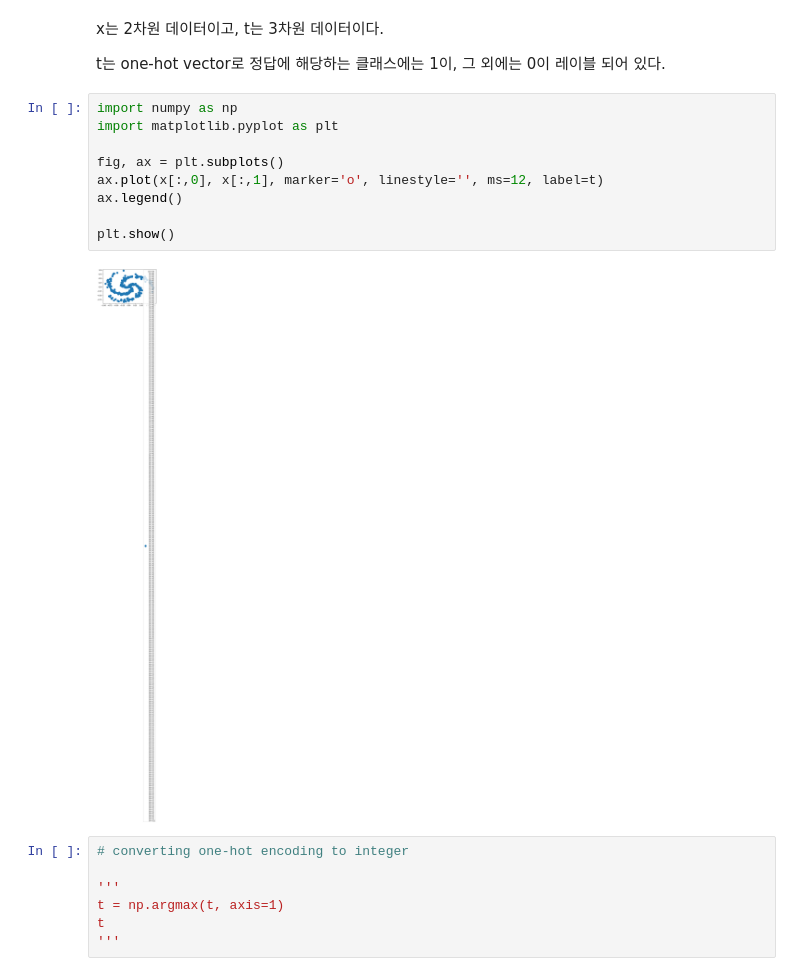
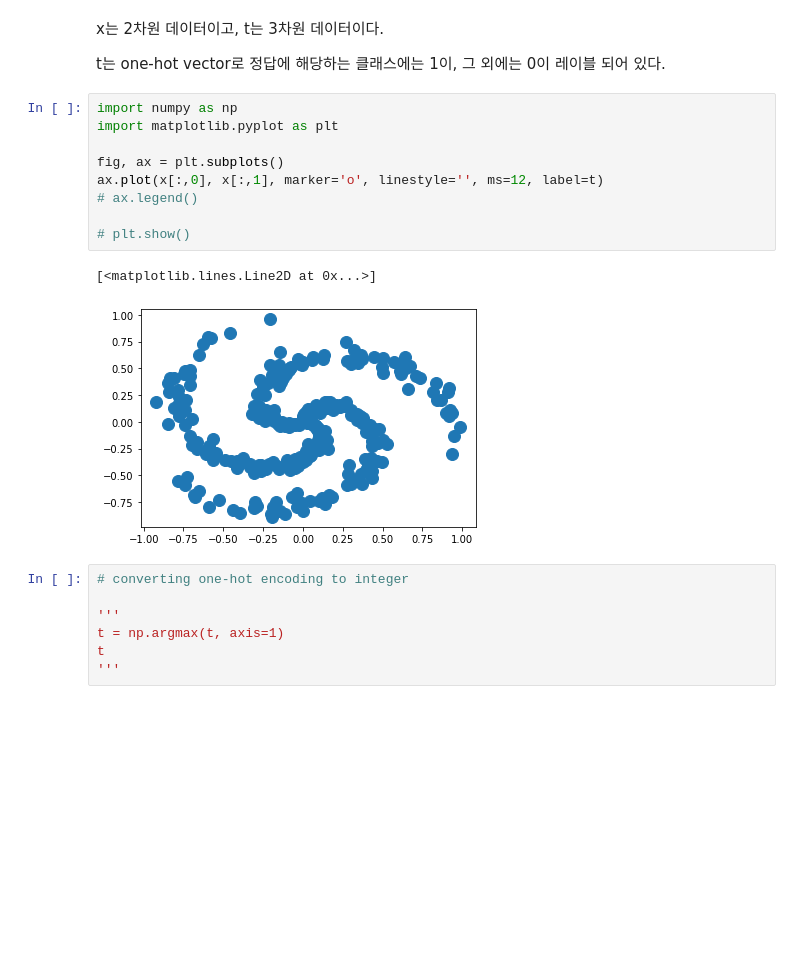
Before and after one commit to Steve-YJ/deep-learning-from-scratch-studying, a Jupyter notebook: 05_Deep-Learning-from-Scratch-2-RNN.NLP/Chap1. 신경망 복습/Chap1-1.4 신경망으로 문제를 풀다.ipynb, the cells around one changed output. Cells and saved outputs as stored; diff of their text form; blank space fills up the shorter version.

```diff
--- a/05_Deep-Learning-from-Scratch-2-RNN.NLP/Chap1. 신경망 복습/Chap1-1.4 신경망으로 문제를 풀다.ipynb
+++ b/05_Deep-Learning-from-Scratch-2-RNN.NLP/Chap1. 신경망 복습/Chap1-1.4 신경망으로 문제를 풀다.ipynb
@@ -29,14 +29,15 @@ t는 one-hot vector로 정답에 해당하는 클래스에는 1이, 그 외에
 # %%
 import numpy as np
 import matplotlib.pyplot as plt
 
 fig, ax = plt.subplots()
 ax.plot(x[:,0], x[:,1], marker='o', linestyle='', ms=12, label=t)
-ax.legend()
+# ax.legend()
 
-plt.show()
+# plt.show()
 # %% [output]
+[<matplotlib.lines.Line2D at 0x...>]
-[figure, old version]
+[figure, new version]
 # %%
 # converting one-hot encoding to integer
 
```
Also changed, not shown: parts of 6 cells of this notebook, 2 other files.
